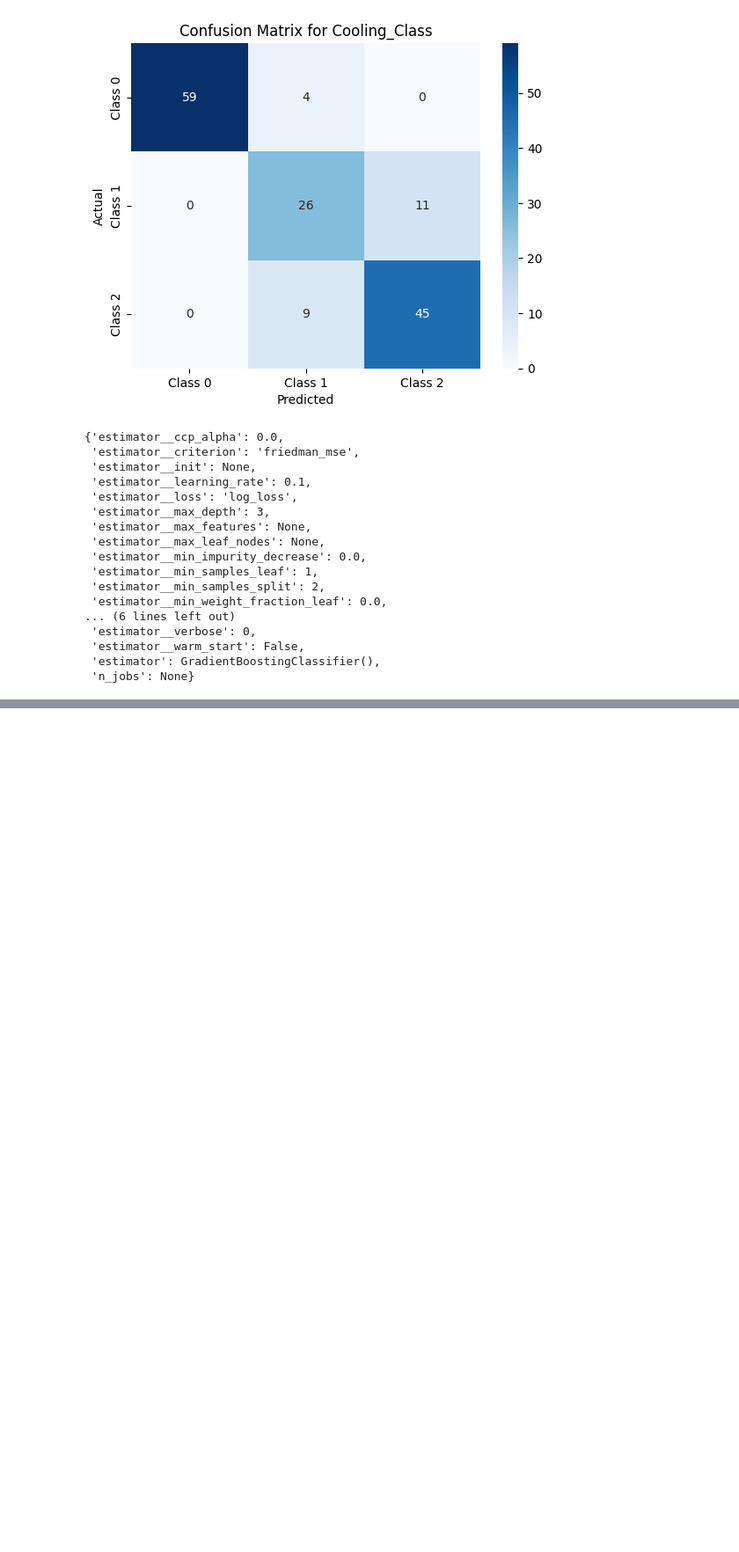
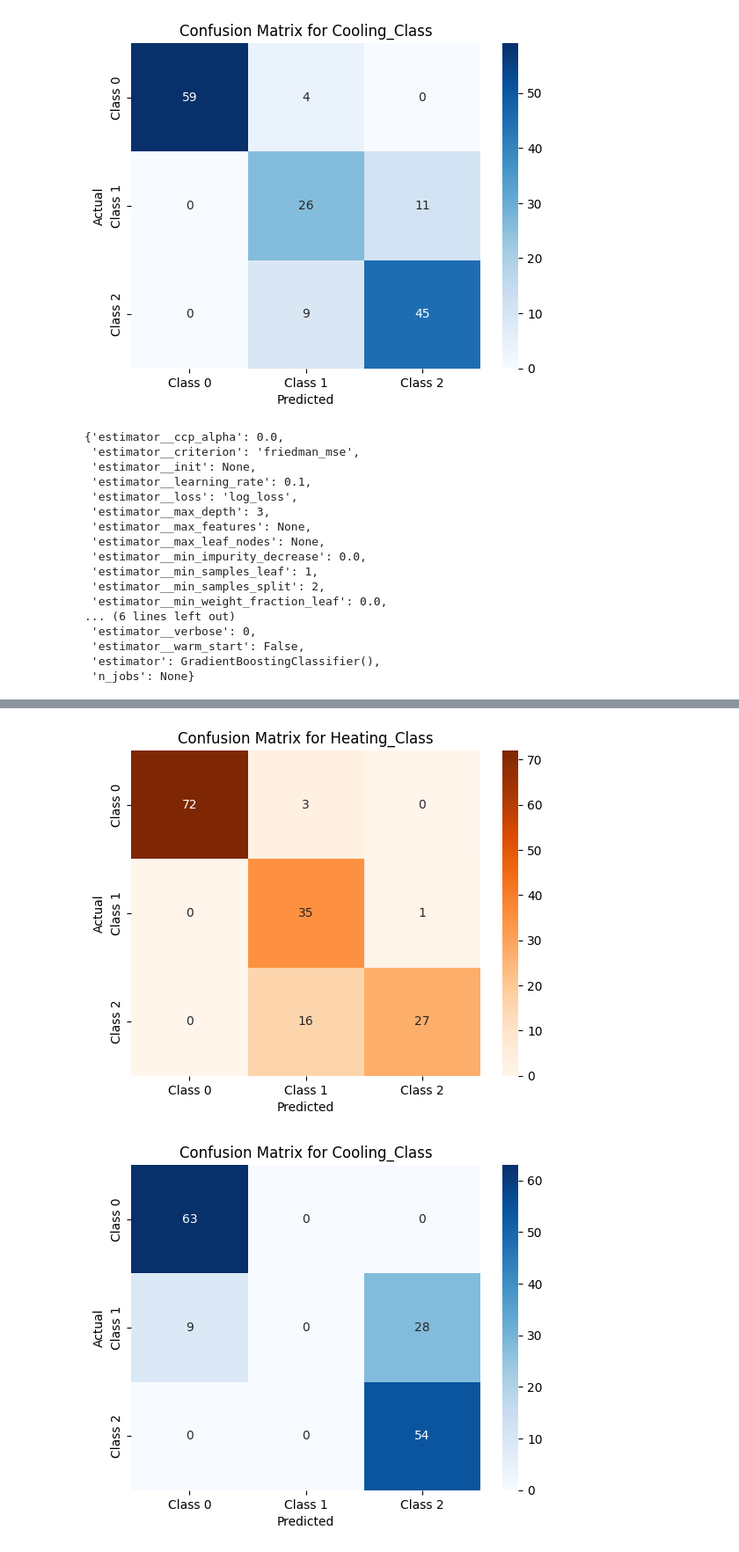
Before and after one commit to ameygawade/DataScience-Kaggle-Energy-efficiency-classification, a Jupyter notebook: multi-ouput-classification-energy-efficiency.ipynb, the cells around one changed output, grey strips where cells are left out. Shown at 88% size. Saved outputs shown, nothing was run; the diff lists cells and outputs as text; code cells hidden in the pictures; blank space fills up the shorter version.

Commit message:
Kaggle Notebook | Multi-ouput_classification-Energy_efficiency | Version 4

```diff
--- a/multi-ouput-classification-energy-efficiency.ipynb
+++ b/multi-ouput-classification-energy-efficiency.ipynb
@@ -944,0 +1058,19 @@ multi_output_model_3.get_params()
+# %%
+from sklearn.metrics import accuracy_score, classification_report
+
+# Make predictions
+
+y_pred_5 = multi_output_model_5.predict(X_test)
+
+
+# Evaluate each output
+
+for i, target in enumerate(['Heating_Class', 'Cooling_Class']):
+
+    print(f"\nClassification Report for {target}:\n")
+
+    print(classification_report(y_test.iloc[:, i], y_pred_5[:, i]))
+
+
+
+    print(f"Accuracy for {target}: {round(accuracy_score(y_test.iloc[:, i], y_pred_5[:, i]),2)}")
@@ -944,0 +1095,41 @@ multi_output_model_3.get_params()
+# %%
+from sklearn.metrics import confusion_matrix
+
+import seaborn as sns
+
+import matplotlib.pyplot as plt
+
+
+
+# Plot confusion matrix for Heating_Class
+
+cm_heating = confusion_matrix(y_test['Heating_Class'], y_pred_5[:, 0])
+
+sns.heatmap(cm_heating, annot=True, fmt="d", cmap="Oranges", xticklabels=['Class 0', 'Class 1', 'Class 2'], yticklabels=['Class 0', 'Class 1', 'Class 2'])
+
+plt.title("Confusion Matrix for Heating_Class")
+
+plt.xlabel("Predicted")
+
+plt.ylabel("Actual")
+
+plt.show()
+
+
+
+# Plot confusion matrix for Cooling_Class
+
+cm_cooling = confusion_matrix(y_test['Cooling_Class'], y_pred_5[:, 1])
+
+sns.heatmap(cm_cooling, annot=True, fmt="d", cmap="Blues", xticklabels=['Class 0', 'Class 1', 'Class 2'], yticklabels=['Class 0', 'Class 1', 'Class 2'])
+
+plt.title("Confusion Matrix for Cooling_Class")
+
+plt.xlabel("Predicted")
+
+plt.ylabel("Actual")
+
+plt.show()
+# %% [output]
+[figure, added]
+[figure, added]
```
Also changed, not shown: parts of 25 cells of this notebook.
